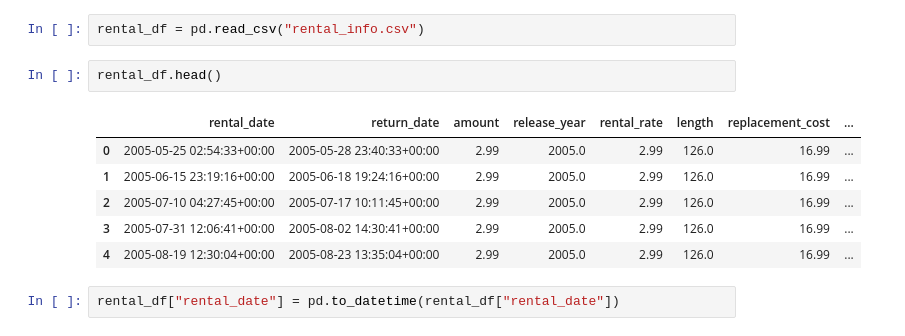
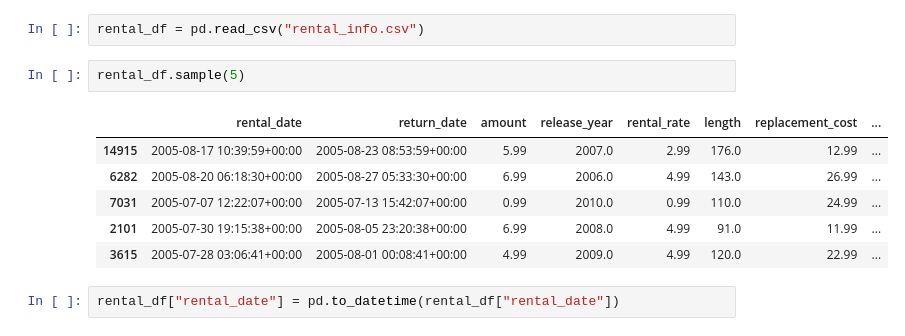
Before and after one commit to saffirex/Data_viz, a Jupyter notebook: notebook.ipynb, the cells around one changed output. Cells and saved outputs as stored; diff of their text form.

```diff
--- a/notebook.ipynb
+++ b/notebook.ipynb
@@ -26,14 +26,14 @@ import numpy as np
 # %%
 rental_df = pd.read_csv("rental_info.csv")
 # %%
-rental_df.head()
+rental_df.sample(5)
 # %% [output]
 |  | rental_date | return_date | amount | release_year | rental_rate | length | replacement_cost | ... |
-| 0 | 2005-05-25 02:54:33+00:00 | 2005-05-28 23:40:33+00:00 | 2.99 | 2005.0 | 2.99 | 126.0 | 16.99 | ... |
-| 1 | 2005-06-15 23:19:16+00:00 | 2005-06-18 19:24:16+00:00 | 2.99 | 2005.0 | 2.99 | 126.0 | 16.99 | ... |
-| 2 | 2005-07-10 04:27:45+00:00 | 2005-07-17 10:11:45+00:00 | 2.99 | 2005.0 | 2.99 | 126.0 | 16.99 | ... |
-| 3 | 2005-07-31 12:06:41+00:00 | 2005-08-02 14:30:41+00:00 | 2.99 | 2005.0 | 2.99 | 126.0 | 16.99 | ... |
-| 4 | 2005-08-19 12:30:04+00:00 | 2005-08-23 13:35:04+00:00 | 2.99 | 2005.0 | 2.99 | 126.0 | 16.99 | ... |
+| 14915 | 2005-08-17 10:39:59+00:00 | 2005-08-23 08:53:59+00:00 | 5.99 | 2007.0 | 2.99 | 176.0 | 12.99 | ... |
+| 6282 | 2005-08-20 06:18:30+00:00 | 2005-08-27 05:33:30+00:00 | 6.99 | 2006.0 | 4.99 | 143.0 | 26.99 | ... |
+| 7031 | 2005-07-07 12:22:07+00:00 | 2005-07-13 15:42:07+00:00 | 0.99 | 2010.0 | 0.99 | 110.0 | 24.99 | ... |
+| 2101 | 2005-07-30 19:15:38+00:00 | 2005-08-05 23:20:38+00:00 | 6.99 | 2008.0 | 4.99 | 91.0 | 11.99 | ... |
+| 3615 | 2005-07-28 03:06:41+00:00 | 2005-08-01 00:08:41+00:00 | 4.99 | 2009.0 | 4.99 | 120.0 | 22.99 | ... |
 # %%
 rental_df["rental_date"] = pd.to_datetime(rental_df["rental_date"])
 # %%
```
Also changed, not shown: parts of 1 cell of this notebook.
